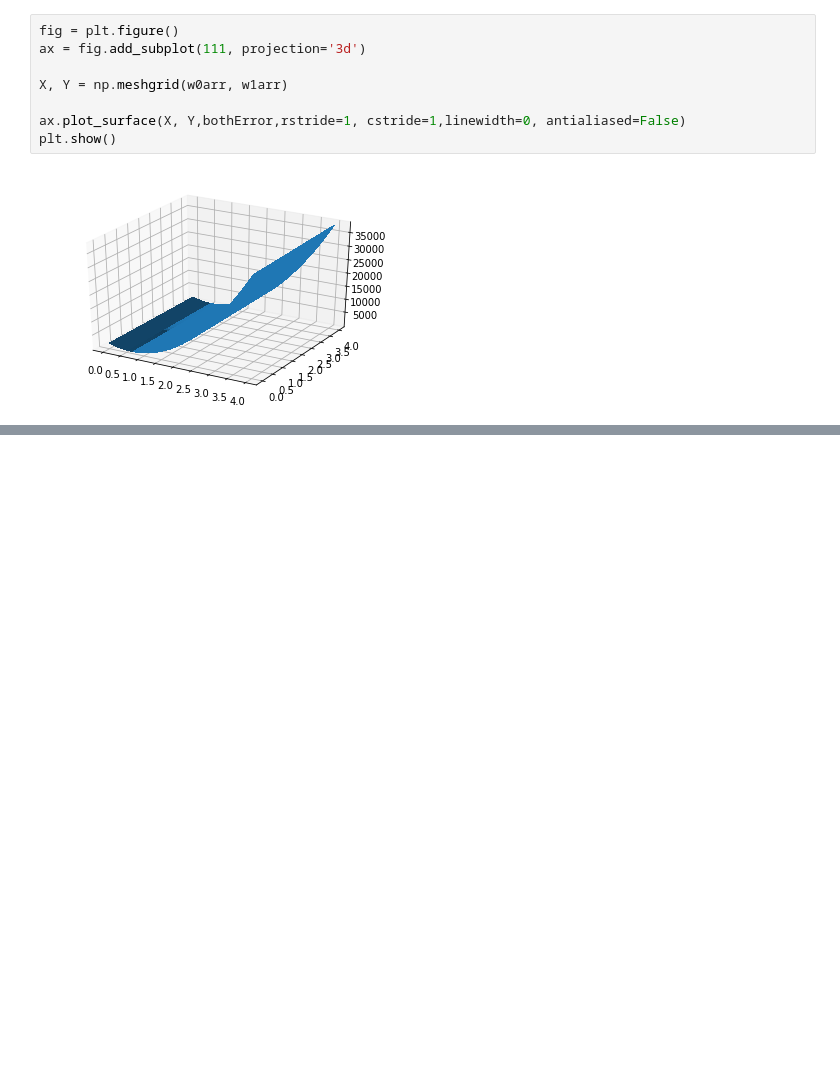
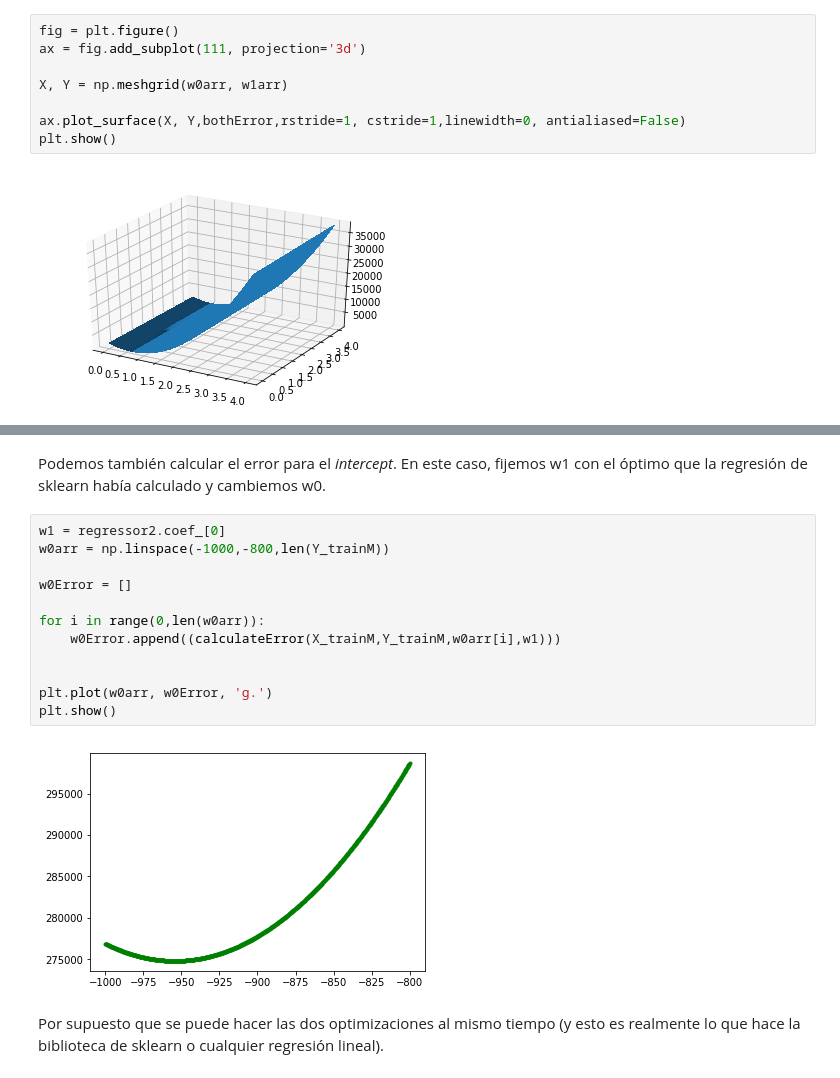
Before and after one commit to ClaseML-2017/linear-regresion-error-curve-gangsterdan, a Jupyter notebook: EjercicioRegLinDaniel.ipynb, the cells around one changed output, grey strips where cells are left out. Saved outputs shown, nothing was run; the diff lists cells and outputs as text; blank space fills up the shorter version.

```diff
--- a/EjercicioRegLinDaniel.ipynb
+++ b/EjercicioRegLinDaniel.ipynb
@@ -152,0 +222,18 @@ plt.show()
+# %% [markdown]
+Podemos también calcular el error para el *intercept*. En este caso, fijemos w1 con el óptimo que la regresión de sklearn había calculado y cambiemos w0.
+# %%
+w1 = regressor2.coef_[0]
+w0arr = np.linspace(-1000,-800,len(Y_trainM))
+
+w0Error = []
+
+for i in range(0,len(w0arr)):
+    w0Error.append((calculateError(X_trainM,Y_trainM,w0arr[i],w1)))
+
+
+plt.plot(w0arr, w0Error, 'g.')
+plt.show()
+# %% [output]
+[figure, added]
+# %% [markdown]
+Por supuesto que se puede hacer las dos optimizaciones al mismo tiempo (y esto es realmente lo que hace la biblioteca de sklearn o cualquier regresión lineal).
```
Also changed, not shown: parts of 62 cells of this notebook.
